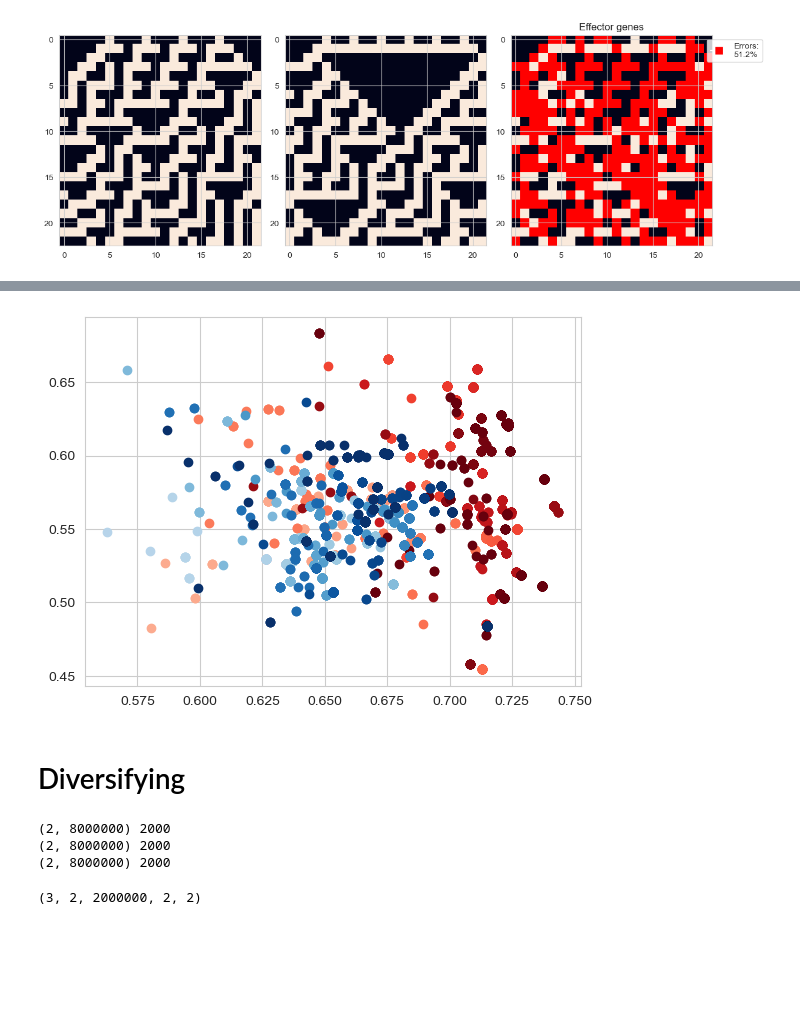
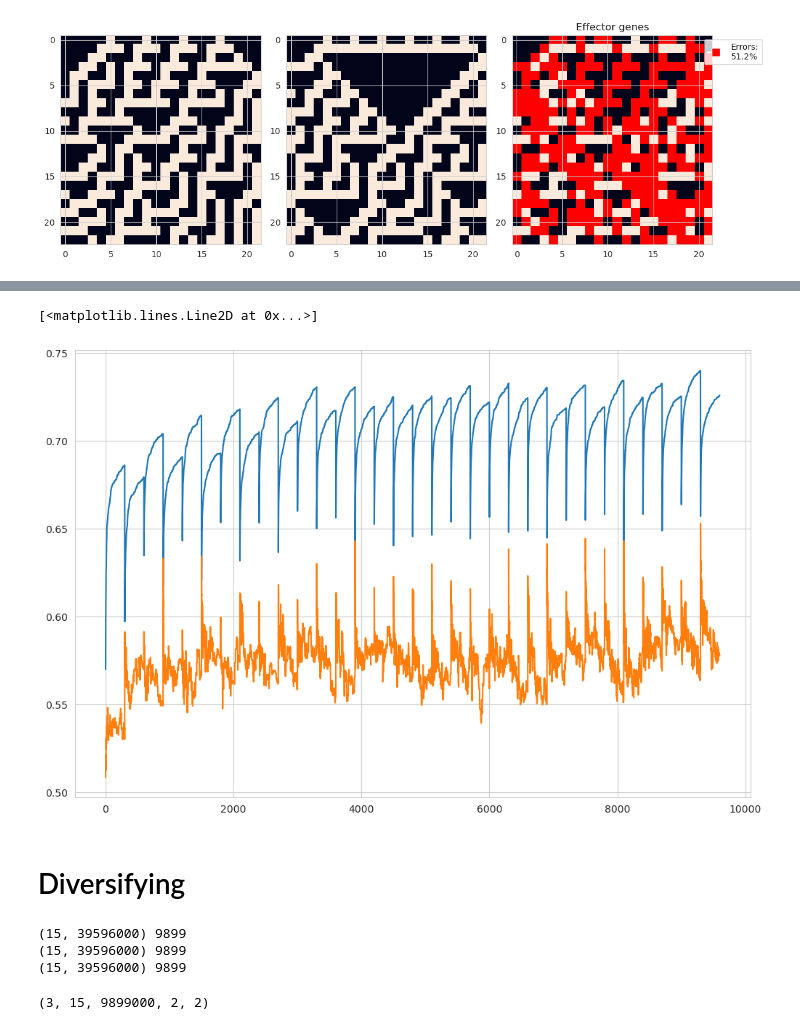
Before and after one commit to Cpetak/CA_GRN2, a Jupyter notebook: variable_2dfits.ipynb, the cells around one changed output, grey strips where cells are left out. Cells and saved outputs as stored; diff of their text form; code cells hidden in the pictures; blank space fills up the shorter version.

```diff
--- a/variable_2dfits.ipynb
+++ b/variable_2dfits.ipynb
@@ -130,4 +277,5 @@ print(all_grns.shape)
 # %%
+num_gens = 9899
 gens=list(range(num_gens))
 season_len = 300
 n_seasons = int(np.floor(num_gens/season_len))
@@ -144,9 +292,9 @@ best_phenos = np.zeros((num_repeats,len(s1)+len(s2),dev_steps+1,num_cells))
 for r in range(num_repeats):
     temp_grn = all_grns[r,s1,:]
     temp_grn = np.reshape(temp_grn, (len(s1), grn_size+2, grn_size))
-    _, phenos, fitnesses = helper.get_pop_TPF(temp_grn, len(temp_grn), num_cells, grn_size, dev_steps, geneid, rule, seed_int_target=69904, seed_int_dev = 69904)
+    _, phenos, fitnesses = helper.get_pop_TPF(temp_grn, len(temp_grn), num_cells, grn_size, dev_steps, geneid, RULE, seed_int_target=69904, seed_int_dev = 69904)
     best_fits[r, s1, 0] = fitnesses #compared to the current target
-    _, phenos, fitnesses = helper.get_pop_TPF(temp_grn, len(temp_grn), num_cells, grn_size, dev_steps, geneid, rule, seed_int_target=149796, seed_int_dev = 69904)
+    _, phenos, fitnesses = helper.get_pop_TPF(temp_grn, len(temp_grn), num_cells, grn_size, dev_steps, geneid, RULE, seed_int_target=149796, seed_int_dev = 69904)
     best_fits[r, s1, 1] = fitnesses #compared to the alternative target
     print(phenos.shape)
     best_phenos[r, s1, :, :] = phenos
@@ -154,9 +302,9 @@ for r in range(num_repeats):
 for r in range(num_repeats):
     temp_grn = all_grns[r,s2,:]
     temp_grn = np.reshape(temp_grn, (len(s2), grn_size+2, grn_size))
-    _, phenos, fitnesses = helper.get_pop_TPF(temp_grn, len(temp_grn), num_cells, grn_size, dev_steps, geneid, rule, seed_int_target=149796, seed_int_dev = 149796)
+    _, phenos, fitnesses = helper.get_pop_TPF(temp_grn, len(temp_grn), num_cells, grn_size, dev_steps, geneid, RULE, seed_int_target=149796, seed_int_dev = 149796)
     best_fits[r, s2, 0] = fitnesses #compared to the current target
-    _, phenos, fitnesses = helper.get_pop_TPF(temp_grn, len(temp_grn), num_cells, grn_size, dev_steps, geneid, rule, seed_int_target=69904, seed_int_dev = 149796)
+    _, phenos, fitnesses = helper.get_pop_TPF(temp_grn, len(temp_grn), num_cells, grn_size, dev_steps, geneid, RULE, seed_int_target=69904, seed_int_dev = 149796)
     best_fits[r, s2, 1] = fitnesses #compared to the alternative target
     best_phenos[r, s2, :, :] = phenos
 best_fits = np.array(best_fits) #num repeats, len(s1)+len(s2), fit1, fit2
@@ -170,3 +338,5 @@ best_fits3.shape
+# %%
+landmarks_list = np.array([landmarks.iloc[2][0],landmarks.iloc[2][1], landmarks.iloc[5][0],landmarks.iloc[5][1], landmarks.iloc[0][0],landmarks.iloc[0][1] ])
 # %%
 best_conz_BH, _ = helper.calc_conz_BH(best_fits3, landmarks_list)
 print(best_conz_BH.shape)
@@ -210,9 +384,9 @@ best_phenos = np.zeros((num_repeats,len(s1)+len(s2),dev_steps+1,num_cells))
 for r in range(num_repeats):
     temp_grn = all_grns[r,s1,:]
     temp_grn = np.reshape(temp_grn, (len(s1), grn_size+2, grn_size))
-    _, phenos, fitnesses = helper.get_pop_TPF(temp_grn, len(temp_grn), num_cells, grn_size, dev_steps, geneid, rule, seed_int_target=69904, seed_int_dev = 69904)
+    _, phenos, fitnesses = helper.get_pop_TPF(temp_grn, len(temp_grn), num_cells, grn_size, dev_steps, geneid, RULE, seed_int_target=69904, seed_int_dev = 69904)
     best_fits[r, s1, 0] = fitnesses #compared to the current target
-    _, phenos, fitnesses = helper.get_pop_TPF(temp_grn, len(temp_grn), num_cells, grn_size, dev_steps, geneid, rule, seed_int_target=149796, seed_int_dev = 149796)
+    _, phenos, fitnesses = helper.get_pop_TPF(temp_grn, len(temp_grn), num_cells, grn_size, dev_steps, geneid, RULE, seed_int_target=149796, seed_int_dev = 149796)
     best_fits[r, s1, 1] = fitnesses #compared to the alternative target
     print(phenos.shape)
     best_phenos[r, s1, :, :] = phenos
@@ -220,9 +394,9 @@ for r in range(num_repeats):
 for r in range(num_repeats):
     temp_grn = all_grns[r,s2,:]
     temp_grn = np.reshape(temp_grn, (len(s2), grn_size+2, grn_size))
-    _, phenos, fitnesses = helper.get_pop_TPF(temp_grn, len(temp_grn), num_cells, grn_size, dev_steps, geneid, rule, seed_int_target=149796, seed_int_dev = 149796)
+    _, phenos, fitnesses = helper.get_pop_TPF(temp_grn, len(temp_grn), num_cells, grn_size, dev_steps, geneid, RULE, seed_int_target=149796, seed_int_dev = 149796)
     best_fits[r, s2, 0] = fitnesses #compared to the current target
-    _, phenos, fitnesses = helper.get_pop_TPF(temp_grn, len(temp_grn), num_cells, grn_size, dev_steps, geneid, rule, seed_int_target=69904, seed_int_dev = 69904)
+    _, phenos, fitnesses = helper.get_pop_TPF(temp_grn, len(temp_grn), num_cells, grn_size, dev_steps, geneid, RULE, seed_int_target=69904, seed_int_dev = 69904)
     best_fits[r, s2, 1] = fitnesses #compared to the alternative target
     best_phenos[r, s2, :, :] = phenos
 best_fits = np.array(best_fits) #num repeats, len(s1)+len(s2), fit1, fit2
@@ -236,31 +423,36 @@ best_fits3.shape
 # %%
 #Darker = newer, best GRN fitness in each generation, given that judging alternative environment happens with alternative input!
-cmaps=["Reds", "Blues", "Greens"]
+#cmaps=["Reds", "Blues", "Greens"]
 
-for r in range(num_repeats):
-    color_map = plt.get_cmap(cmaps[r])
-    for g in range(best_fits3.shape[2]):
-        color = color_map(g / (num_gens - 1)+0.3)
-        plt.scatter(best_fits3[0,r,g,0,0],best_fits3[0,r,g,1,0],color=color)
+#for r in range(num_repeats):
+#    color_map = plt.get_cmap(cmaps[r])
+#    for g in range(best_fits3.shape[2]):
+#        color = color_map(g / (num_gens - 1)+0.3)
+#        plt.scatter(best_fits3[0,r,g,0,0],best_fits3[0,r,g,1,0],color=color)
+
+fig = plt.figure(figsize=(12,8))
+plt.plot(best_fits3[0,:,:,0,0].mean(axis = 0))
+plt.plot(best_fits3[0,:,:,1,0].mean(axis = 0))
 # %% [output]
+[<matplotlib.lines.Line2D at 0x...>]
-[figure, old version]
+[figure, new version]
 # %% [markdown]
 # Diversifying
 # %%
 stds.append(np.std(both_fits[:,0,:],axis=1))
 # %%
-root="results_testing_saving/"
+root="~/scratch/detailed_save/"
+folders = ["variable","static","static"]
 seed_ints = ["69904-149796","69904","149796"]
-season_lens=[300,20_000,20_000]
-rule = 30
-rules = [f"{rule}-{rule}", rule, rule]
-num_repeats = 2
+season_lens=[300,100_000,100_000]
+rules = [f"{RULE}-{RULE}", RULE, RULE]
+num_repeats = 15
 pop_size = 1000
 
 
 all_edges = []
 for g in range(len(season_lens)):
-    edges=[np.loadtxt(os.path.expanduser(root+f"stats_{season_lens[g]}_{rules[g]}_{seed_ints[g]}_{i+1}_edges.txt")) for i in range(num_repeats)]
+    edges=[np.loadtxt(os.path.expanduser(root+f"{folders[g]}/stats_{season_lens[g]}_{rules[g]}_{seed_ints[g]}_{i+1}_edges.txt")) for i in range(num_repeats)]
     edges = np.array(edges).astype(int)
     num_generations=int(edges.shape[1]/4/pop_size)
     print(edges.shape, num_generations)
@@ -270,10 +462,10 @@ all_edges=np.vstack(all_edges)
 all_edges=np.reshape(all_edges, (3, num_repeats, num_generations*pop_size, 2, 2 ))
 all_edges.shape
 # %% [output]
-(2, 8000000) 2000
-(2, 8000000) 2000
-(2, 8000000) 2000
+(15, 39596000) 9899
+(15, 39596000) 9899
+(15, 39596000) 9899
-(3, 2, 2000000, 2, 2)
+(3, 15, 9899000, 2, 2)
 # %%
 from tqdm import trange
 
```
Also changed, not shown: parts of 29 cells of this notebook, 10 other files.
